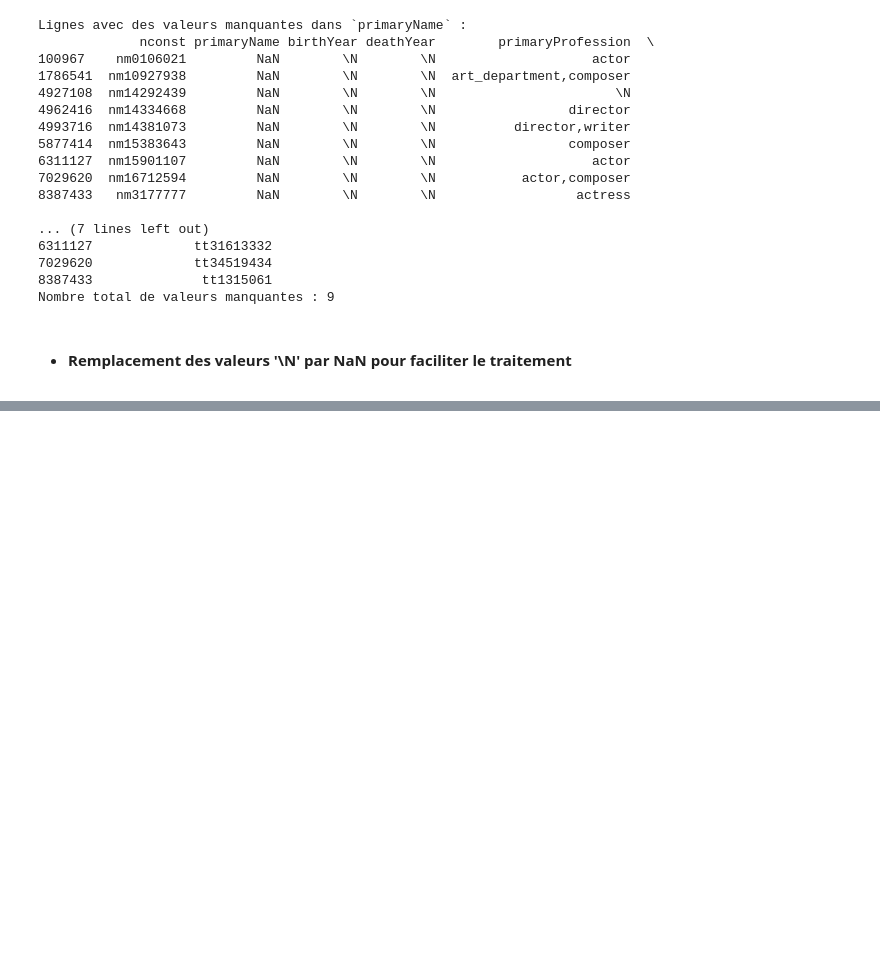
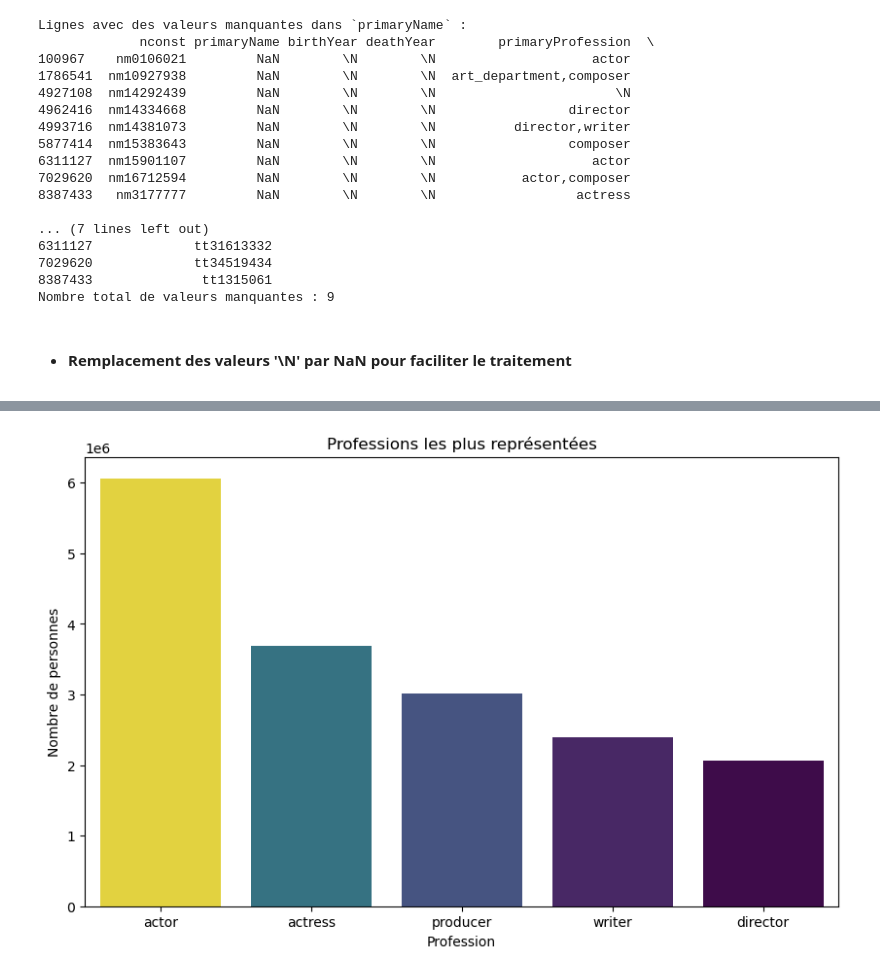
Before and after one commit to jpvt-data/AlgoCinema, a Jupyter notebook: exploration/exploration_name_basics.ipynb, the cells around one changed output, grey strips where cells are left out. Saved outputs shown, nothing was run; the diff lists cells and outputs as text; code cells hidden in the pictures; blank space fills up the shorter version.

Commit message:
Exploration name.basics (Final) - à tester

```diff
--- a/exploration/exploration_name_basics.ipynb
+++ b/exploration/exploration_name_basics.ipynb
@@ -207,0 +119,8 @@ plt.show()
+# %%
+# Conversion des professions en liste
+df_name_basics['primaryProfession'] = df_name_basics['primaryProfession'].apply(
+    lambda x: x.split(',') if isinstance(x, str) else []
+)
+
+# Explosion des professions
+df_exploded_profession = df_name_basics.explode('primaryProfession', ignore_index=True)
@@ -207,0 +136,10 @@ plt.show()
+# %%
+# Conversion des knownForTitles en liste
+df_exploded_profession['knownForTitles'] = df_exploded_profession['knownForTitles'].apply(
+    lambda x: x.split(',') if isinstance(x, str) else []
+)
+
+# Explosion des professions
+df_exploded_knownForTitles= df_exploded_profession.explode('knownForTitles', ignore_index=True)
+# %%
+df_name_basics = df_exploded_knownForTitles.copy()
@@ -207,0 +168,6 @@ plt.show()
+# %%
+# Liste des professions à conserver
+professions = ['actor', 'actress', 'producer', 'writer', 'director']
+
+# Filtrer les lignes où la colonne 'primaryProfession' contient une valeur dans la liste
+df_name_basics = df_name_basics[df_name_basics['primaryProfession'].isin(professions)]
@@ -207,0 +204,11 @@ plt.show()
+# %%
+# 1. Graphique des professions les plus représentées
+plt.figure(figsize=(10, 6))
+profession_counts = df_name_basics['primaryProfession'].value_counts().head(10)
+sns.barplot(x=profession_counts.index, y=profession_counts.values, hue = profession_counts.values, legend = False, palette='viridis')
+plt.title("Professions les plus représentées")
+plt.xlabel("Profession")
+plt.ylabel("Nombre de personnes")
+plt.show()
+# %% [output]
+[figure, added]
```
Also changed, not shown: parts of 20 cells of this notebook.
